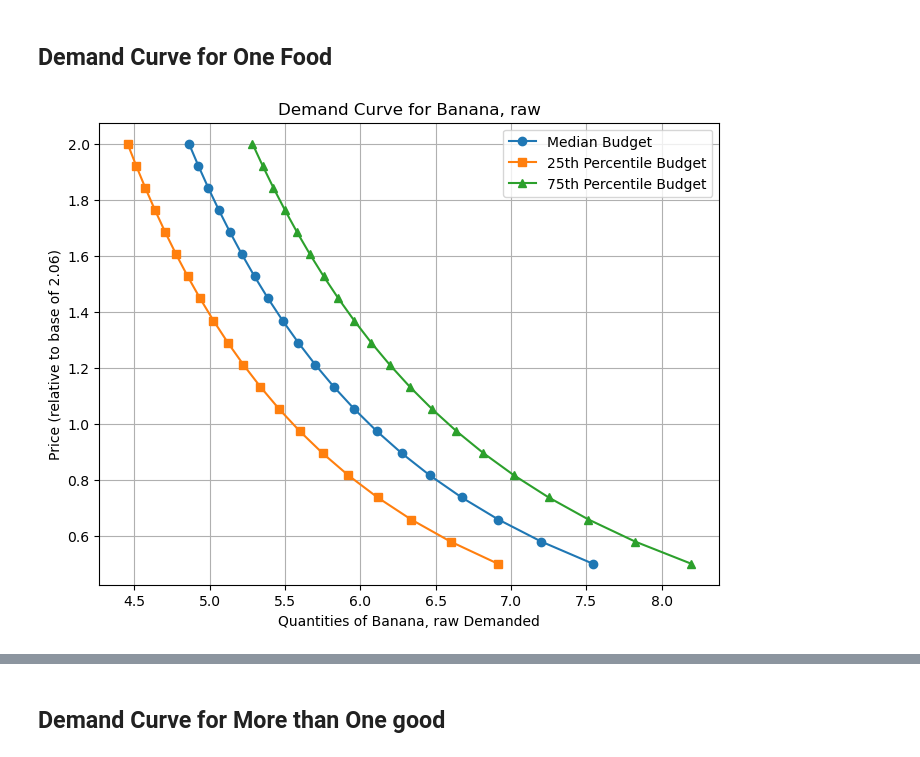
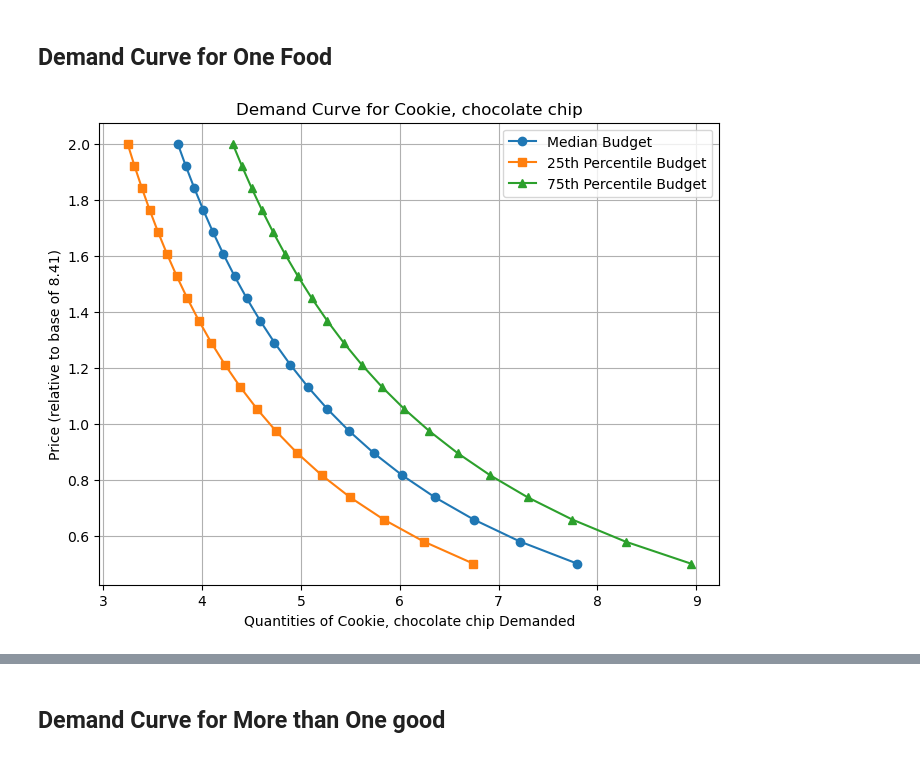
Before and after one commit to Reedhay/EEP153_Proj3, a Jupyter notebook: 2021_estimation_and_nutrition.ipynb, the cells around one changed output, grey strips where cells are left out. Cells and saved outputs as stored; diff of their text form; code cells hidden in the pictures.

```diff
--- a/2021_estimation_and_nutrition.ipynb
+++ b/2021_estimation_and_nutrition.ipynb
@@ -411,6 +411,6 @@ def plot_demand_curve(good):
     plt.grid(True)
     plt.show()
 # %%
-plot_demand_curve('Banana, raw')
+plot_demand_curve('Cookie, chocolate chip')
 # %% [output]
-[figure, old version]
+[figure, new version]
```
Also changed, not shown: parts of 1 cell of this notebook.
